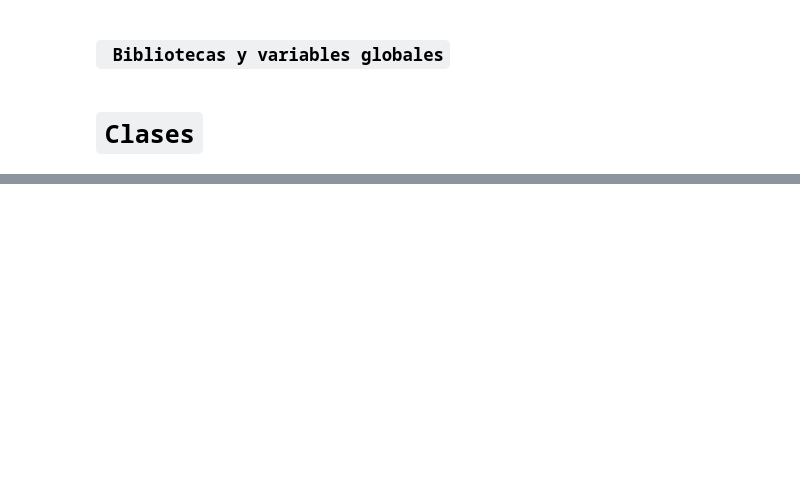
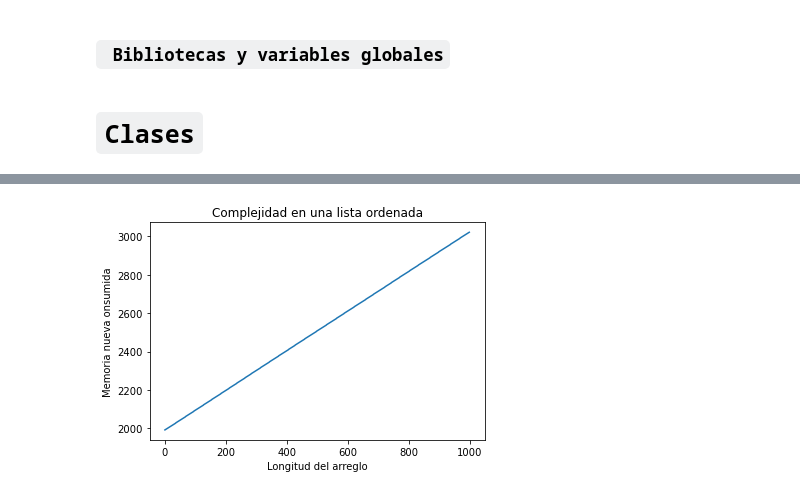
Before and after one commit to Eickyair/eda-2, a Jupyter notebook: 2022-09-14-practica-3/plots.ipynb, the cells around one changed output, grey strips where cells are left out. Saved outputs shown, nothing was run; the diff lists cells and outputs as text; code cells hidden in the pictures; blank space fills up the shorter version.

```diff
--- a/2022-09-14-practica-3/plots.ipynb
+++ b/2022-09-14-practica-3/plots.ipynb
@@ -187,0 +248,21 @@ $$
+# %%
+#gráfica
+X=range(TESTS)
+Y = []
+musicas = []
+
+for i in X:
+    musicas.append(Music(list(DF_ORD_YEAR.iloc[i])))
+for i in X:
+    tt = musicas[:i+1]
+    sort = Sort()
+    sort.countingSortMusics(tt)
+    Y.append(sort.contEsp)
+
+plt.plot(X,Y)
+plt.title("Complejidad en una lista ordenada")
+plt.xlabel("Longitud del arreglo")
+plt.ylabel("Memoria nueva onsumida")
+plt.show()
+# %% [output]
+[figure, added]
```
Also changed, not shown: parts of 28 cells of this notebook, 6 other files.
